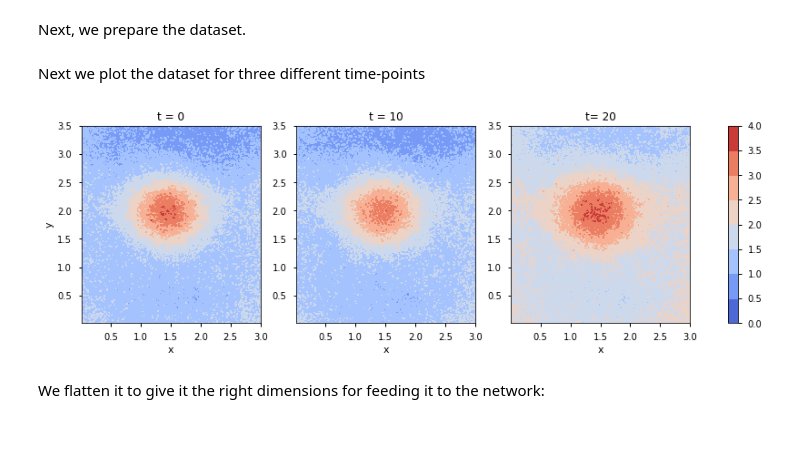
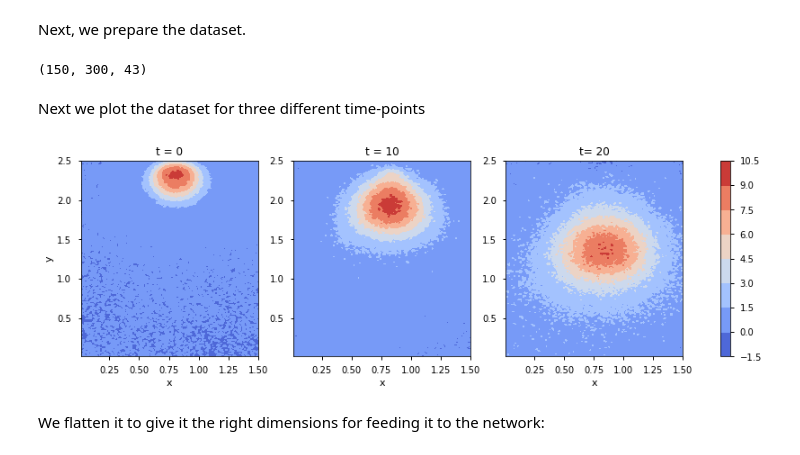
Before and after one commit to PhIMaL/DeePyMoD_tensorflow, a Jupyter notebook: Examples/Advection_Diffusion_Experiment.ipynb, the cells around one changed output. Cells and saved outputs as stored; diff of their text form; code cells hidden in the pictures.

```diff
--- a/Examples/Advection_Diffusion_Experiment.ipynb
+++ b/Examples/Advection_Diffusion_Experiment.ipynb
@@ -20,42 +23,46 @@ np.random.seed(40)  # setting seed for randomisation
 # %% [markdown]
 Next, we prepare the dataset.
 # %%
-u_v = np.load('data/Diffusion25July/diffusion_25.npy')
+u_v = np.load('data/Diffusion29July/diffusion_advection_29longb.npy')
 u_v = np.moveaxis(u_v,0,-1)/10.0
-data = loadmat('data/Diffusion25July/xyt_diffusion_25.mat')
+data = loadmat('data/Diffusion29July/Diffusion_advection_29long.mat')
 usol = np.real(data['Expression1'])
-usol= usol.reshape((300,350,10,3))
+usol= usol.reshape((150,300,43,3))
 x_v= usol[:,:,:,0]
 y_v = usol[:,:,:,1]
 t_v = usol[:,:,:,2]
+# %%
+x_v.shape
+# %% [output]
+(150, 300, 43)
 # %%
-x_v = x_v[:,:,:]
-y_v = y_v[:,:,:]
-t_v = t_v[:,:,:]
-u_v = u_v[:,:,:]
+x_v = x_v[:,:250,5:]
+y_v = y_v[:,:250,5:]
+t_v = t_v[:,:250,5:]
+u_v = u_v[:,:250,5:]
 # %% [markdown]
 Next we plot the dataset for three different time-points
 # %%
 fig, axes = plt.subplots(ncols=3, figsize=(15, 4))
 
 im0 = axes[0].contourf(x_v[:,:,1], y_v[:,:,1], u_v[:,:,0], cmap='coolwarm')
 axes[0].set_xlabel('x')
 axes[0].set_ylabel('y')
 axes[0].set_title('t = 0')
 
-im1 = axes[1].contourf(x_v[:,:,1], y_v[:,:,1], u_v[:,:,3], cmap='coolwarm')
+im1 = axes[1].contourf(x_v[:,:,1], y_v[:,:,1], u_v[:,:,15], cmap='coolwarm')
 axes[1].set_xlabel('x')
 axes[1].set_title('t = 10')
 
-im2 = axes[2].contourf(x_v[:,:,1], y_v[:,:,1], u_v[:,:,6], cmap='coolwarm')
+im2 = axes[2].contourf(x_v[:,:,1], y_v[:,:,1], u_v[:,:,34], cmap='coolwarm')
 axes[2].set_xlabel('x')
 axes[2].set_title('t= 20')
 
 fig.colorbar(im1, ax=axes.ravel().tolist())
 
 plt.show()
 # %% [output]
-[figure, old version]
+[figure, new version]
 # %% [markdown]
 We flatten it to give it the right dimensions for feeding it to the network:
 # %%
```
Also changed, not shown: parts of 7 cells of this notebook, 36 other files.
